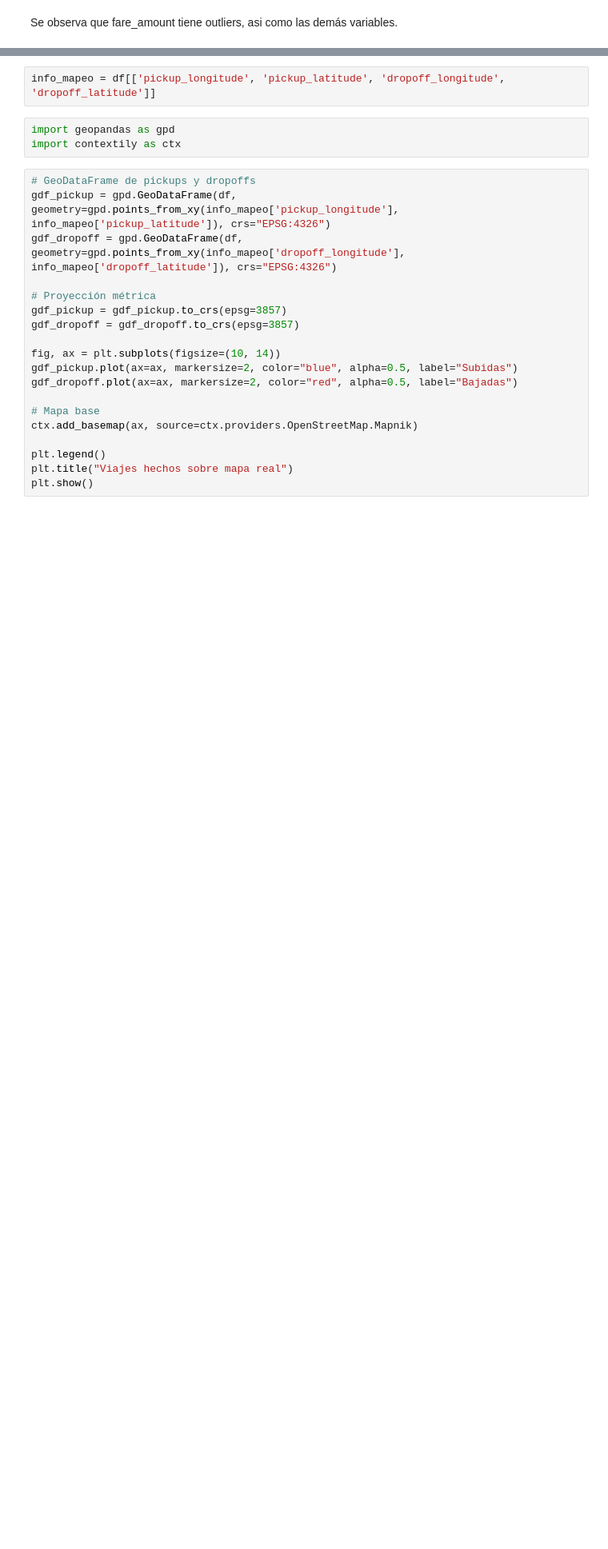
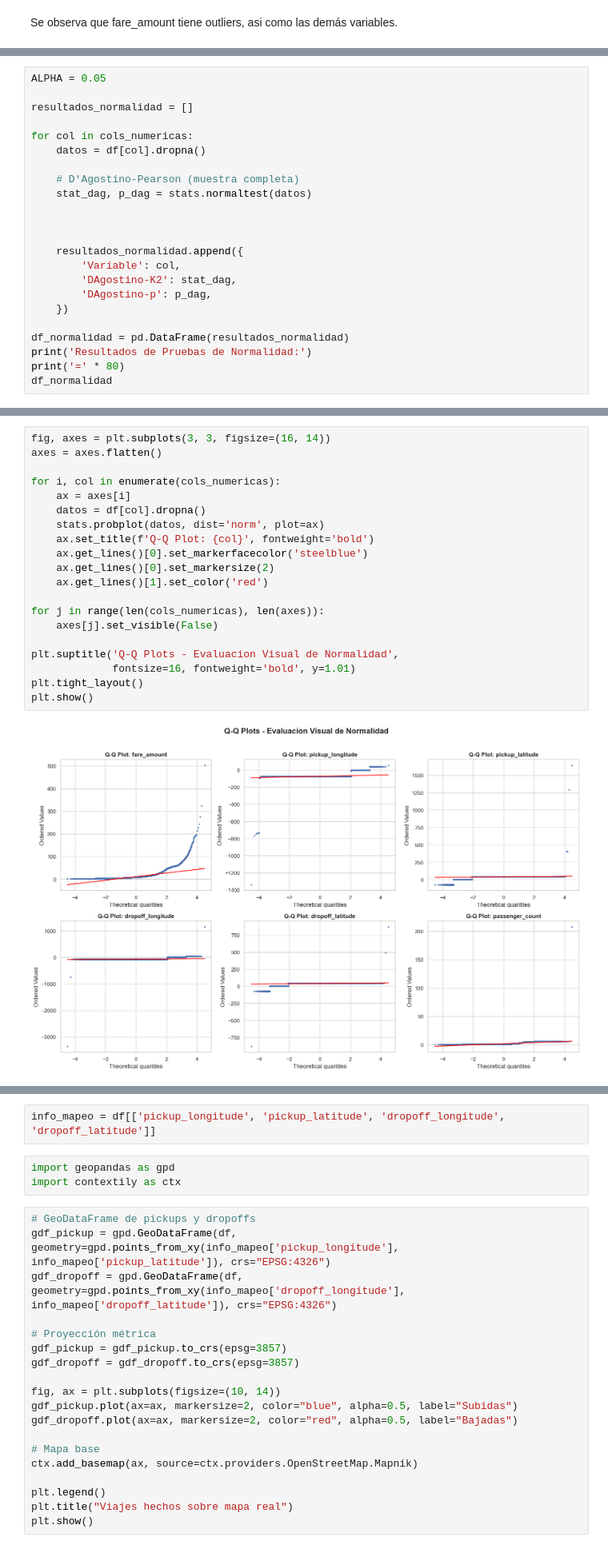
Before and after one commit to programadorarocio/AA1-TUIA-2026C1-Diez-Duvia-Quispe, a Jupyter notebook: TP-regresion-AA1.ipynb, the cells around one changed output, grey strips where cells are left out. Shown at 80% size. Cells and saved outputs as stored; diff of their text form; blank space fills up the shorter version.

```diff
--- a/TP-regresion-AA1.ipynb
+++ b/TP-regresion-AA1.ipynb
@@ -314,0 +392,23 @@ Se observa que fare_amount tiene outliers, asi como las demás variables.
+# %%
+ALPHA = 0.05
+
+resultados_normalidad = []
+
+for col in cols_numericas:
+    datos = df[col].dropna()
+
+    # D'Agostino-Pearson (muestra completa)
+    stat_dag, p_dag = stats.normaltest(datos)
+
+
+
+    resultados_normalidad.append({
+        'Variable': col,
+        'DAgostino-K2': stat_dag,
+        'DAgostino-p': p_dag,
+    })
+
+df_normalidad = pd.DataFrame(resultados_normalidad)
+print('Resultados de Pruebas de Normalidad:')
+print('=' * 80)
+df_normalidad
@@ -314,0 +427,22 @@ Se observa que fare_amount tiene outliers, asi como las demás variables.
+# %%
+fig, axes = plt.subplots(3, 3, figsize=(16, 14))
+axes = axes.flatten()
+
+for i, col in enumerate(cols_numericas):
+    ax = axes[i]
+    datos = df[col].dropna()
+    stats.probplot(datos, dist='norm', plot=ax)
+    ax.set_title(f'Q-Q Plot: {col}', fontweight='bold')
+    ax.get_lines()[0].set_markerfacecolor('steelblue')
+    ax.get_lines()[0].set_markersize(2)
+    ax.get_lines()[1].set_color('red')
+
+for j in range(len(cols_numericas), len(axes)):
+    axes[j].set_visible(False)
+
+plt.suptitle('Q-Q Plots - Evaluacion Visual de Normalidad',
+             fontsize=16, fontweight='bold', y=1.01)
+plt.tight_layout()
+plt.show()
+# %% [output]
+[figure, added]
```
Also changed, not shown: parts of 91 cells of this notebook.
